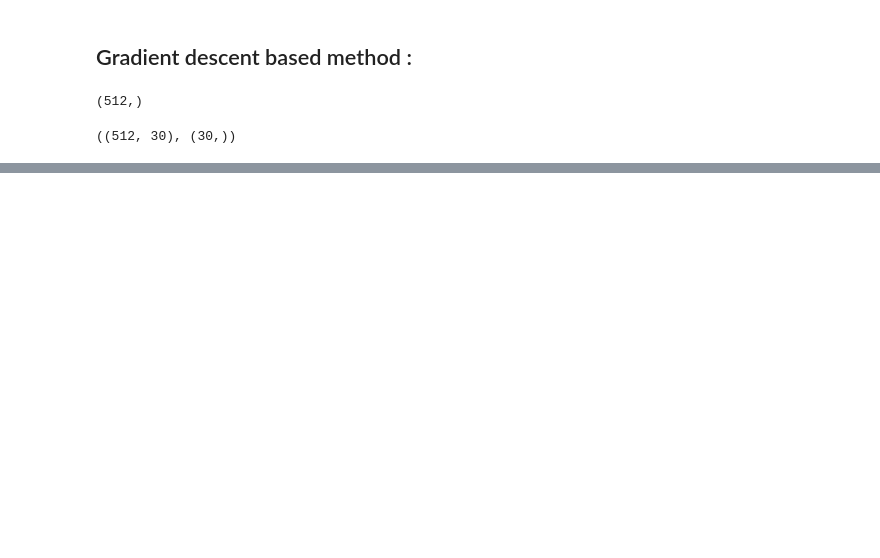
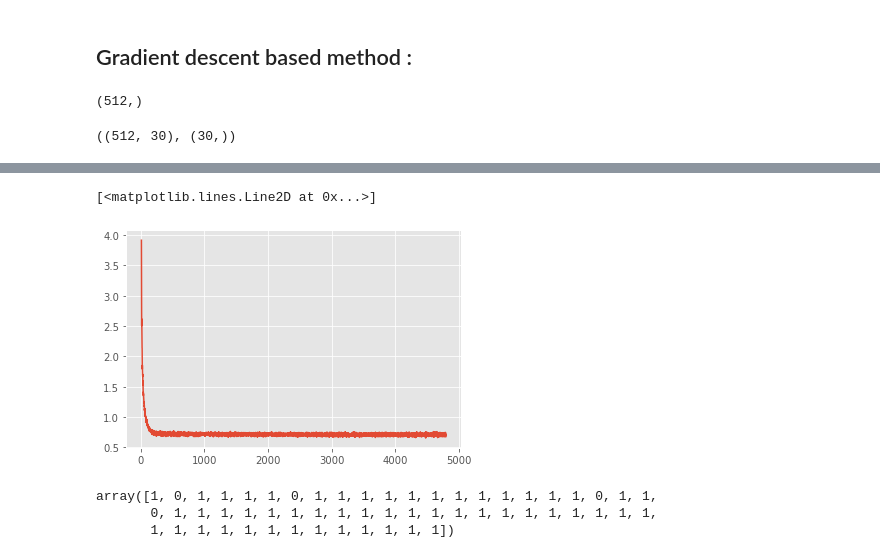
Before and after one commit to dimasliu123/DS-FS, a Jupyter notebook: research/for-res.ipynb, the cells around one changed output, grey strips where cells are left out. Saved outputs shown, nothing was run; the diff lists cells and outputs as text; code cells hidden in the pictures; blank space fills up the shorter version.

Commit message:
refactored softmax and logistic regression code

```diff
--- a/research/for-res.ipynb
+++ b/research/for-res.ipynb
@@ -269,0 +367,14 @@ plt.plot(lr.loss_hist)
+# %%
+sr = SoftmaxRegression()
+sr.fit(sc_train, y_train)
+# %%
+plt.plot(sr.loss_hist)
+# %% [output]
+[<matplotlib.lines.Line2D at 0x...>]
+[figure, added]
+# %%
+sr.predict(sc_val)
+# %% [output]
+array([1, 0, 1, 1, 1, 1, 0, 1, 1, 1, 1, 1, 1, 1, 1, 1, 1, 1, 1, 0, 1, 1,
+       0, 1, 1, 1, 1, 1, 1, 1, 1, 1, 1, 1, 1, 1, 1, 1, 1, 1, 1, 1, 1, 1,
+       1, 1, 1, 1, 1, 1, 1, 1, 1, 1, 1, 1, 1])
```
Also changed, not shown: parts of 5 cells of this notebook, 1 other file.
